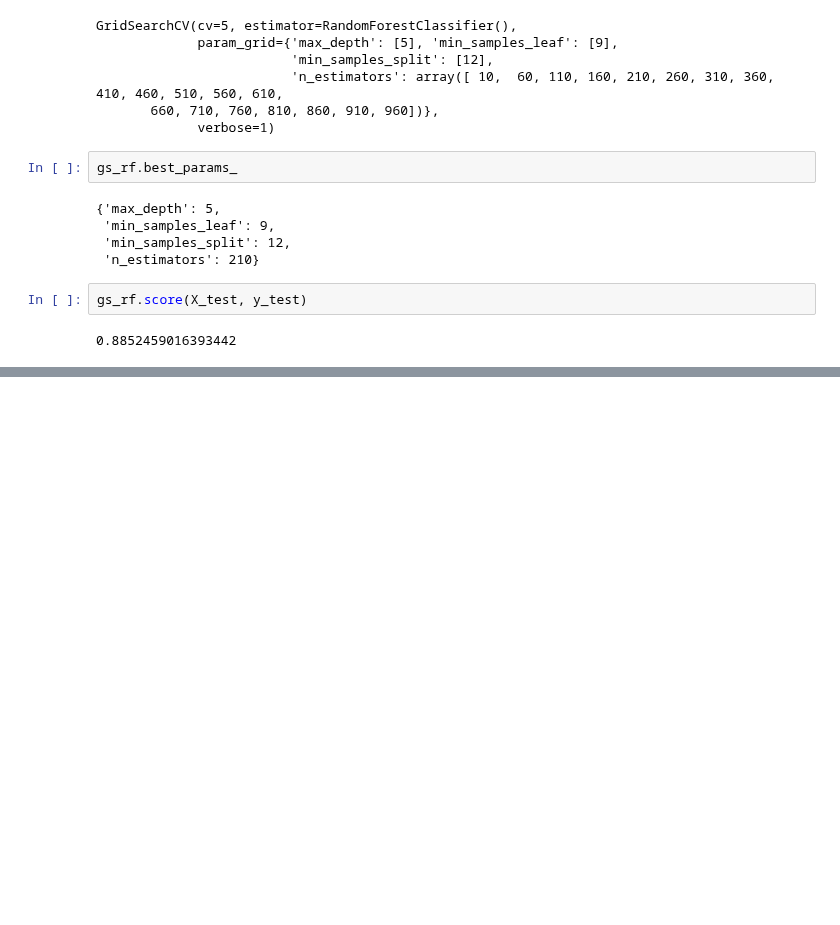
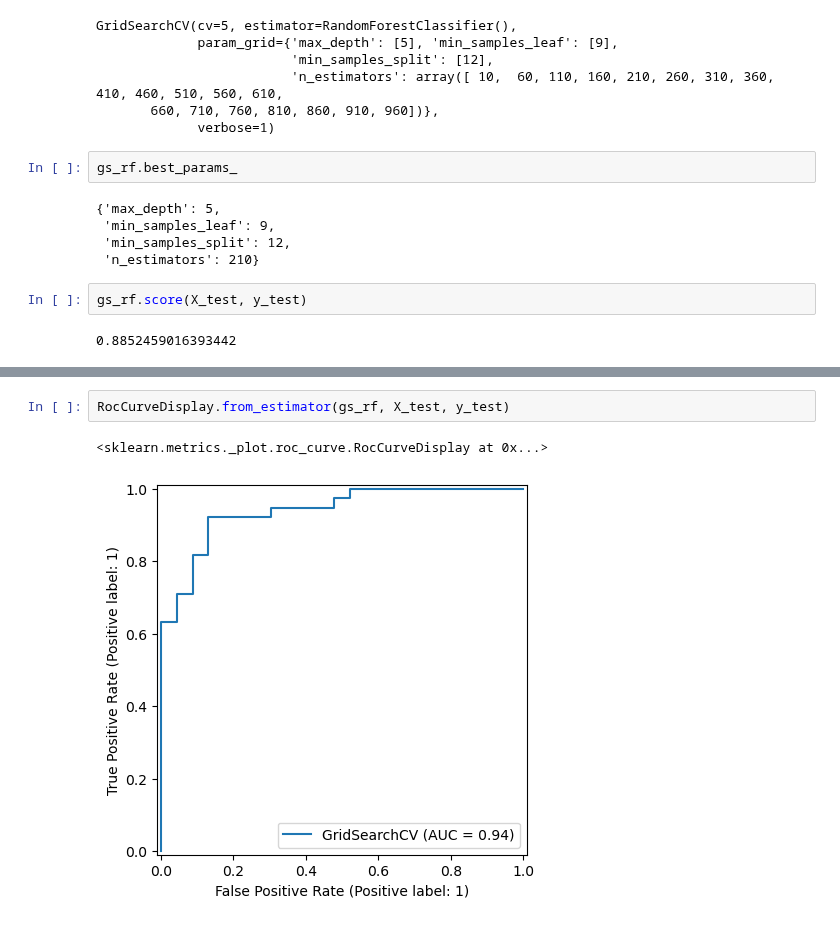
Before and after one commit to Ayush-2001-Dhanraj/heart_disease_classifier, a Jupyter notebook: index.ipynb, the cells around one changed output, grey strips where cells are left out. Drawn from its saved outputs; the diff is of its cells as text; blank space fills up the shorter version.

```diff
--- a/index.ipynb
+++ b/index.ipynb
@@ -617,0 +671,5 @@ gs_rf.score(X_test, y_test)
+# %%
+RocCurveDisplay.from_estimator(gs_rf, X_test, y_test)
+# %% [output]
+<sklearn.metrics._plot.roc_curve.RocCurveDisplay at 0x...>
+[figure, added]
```
Also changed, not shown: parts of 7 cells of this notebook.
